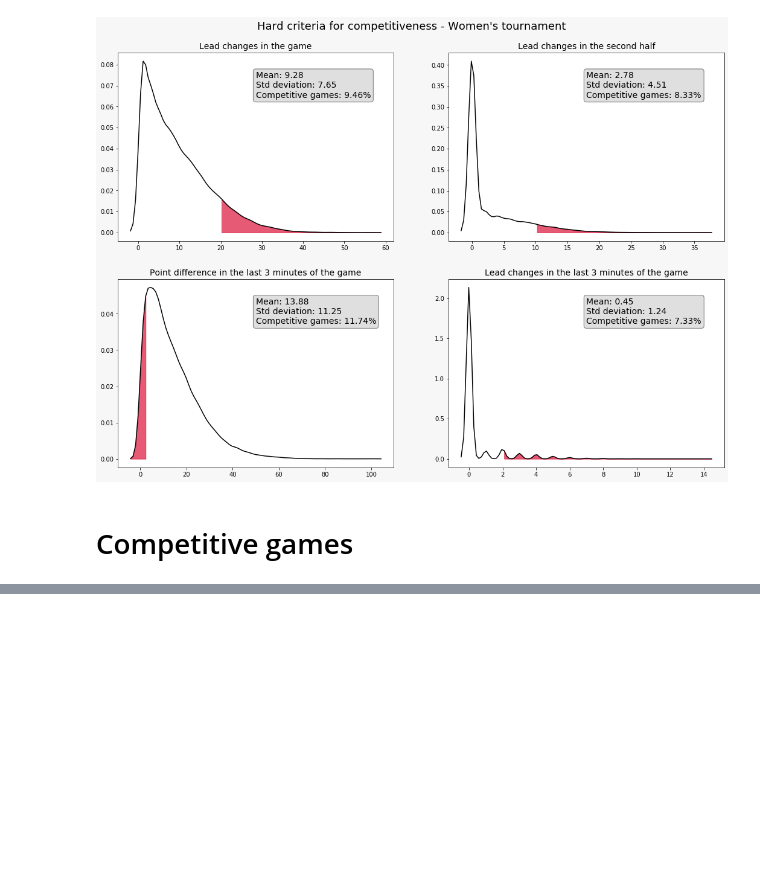
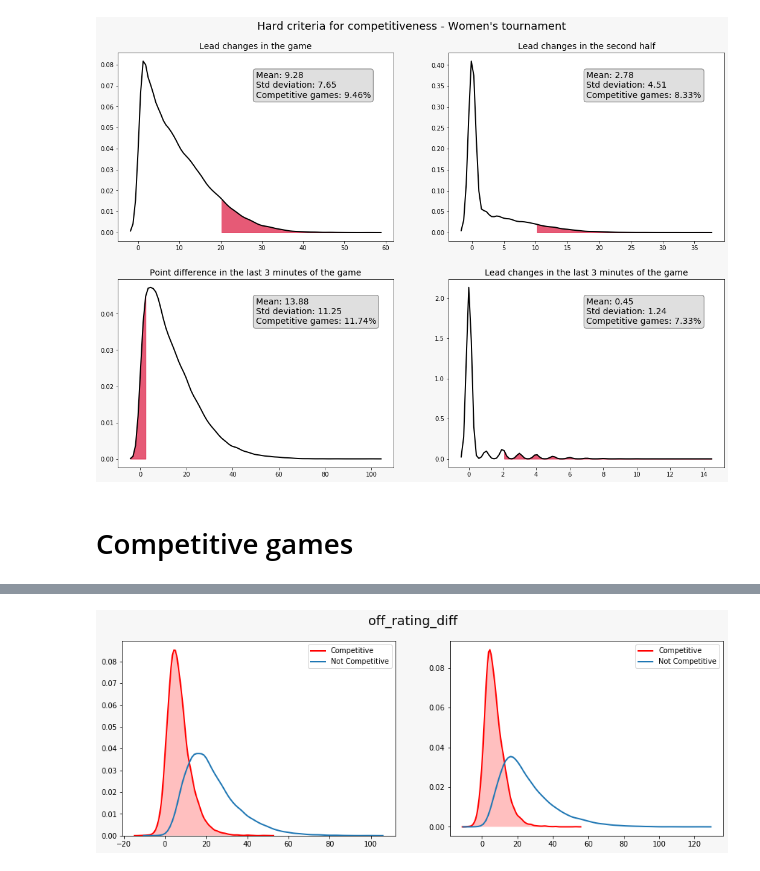
Before and after one commit to lucabasa/kaggle_competitions, a Jupyter notebook: marc_madness/09_eda_competitive.ipynb, the cells around one changed output, grey strips where cells are left out. Cells and saved outputs as stored; diff of their text form; code cells hidden in the pictures; blank space fills up the shorter version.

```diff
--- a/marc_madness/09_eda_competitive.ipynb
+++ b/marc_madness/09_eda_competitive.ipynb
@@ -117,0 +154,4 @@ events_m.head()
+# %%
+competitive_segm(events_m, events_w, 'off_rating_diff', 'off_rating_diff') # DR
+# %% [output]
+[figure, added]
```
Also changed, not shown: parts of 19 cells of this notebook.
